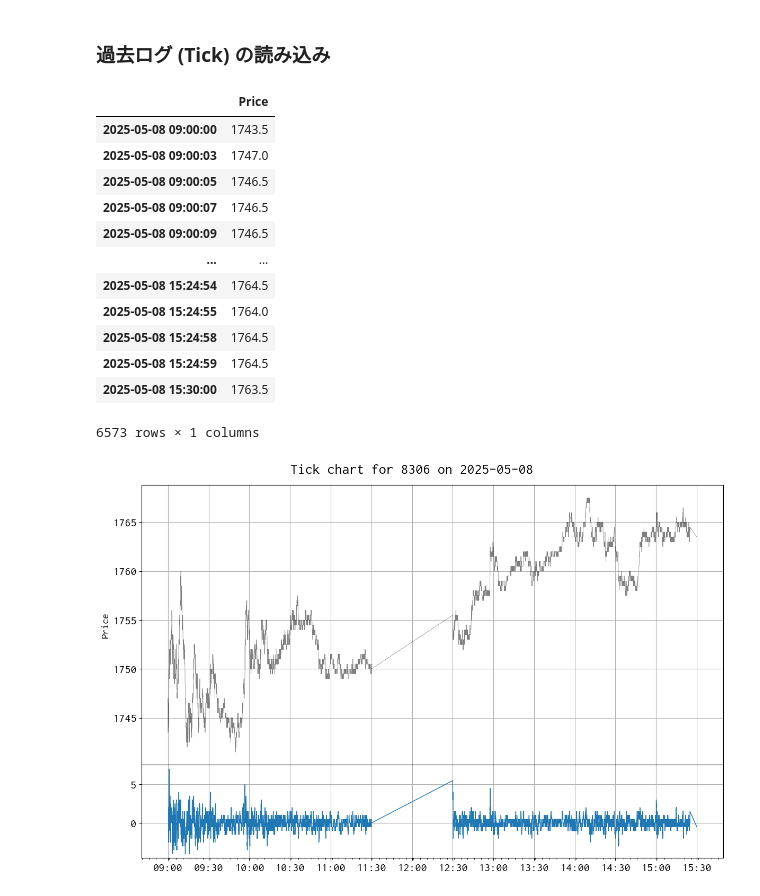
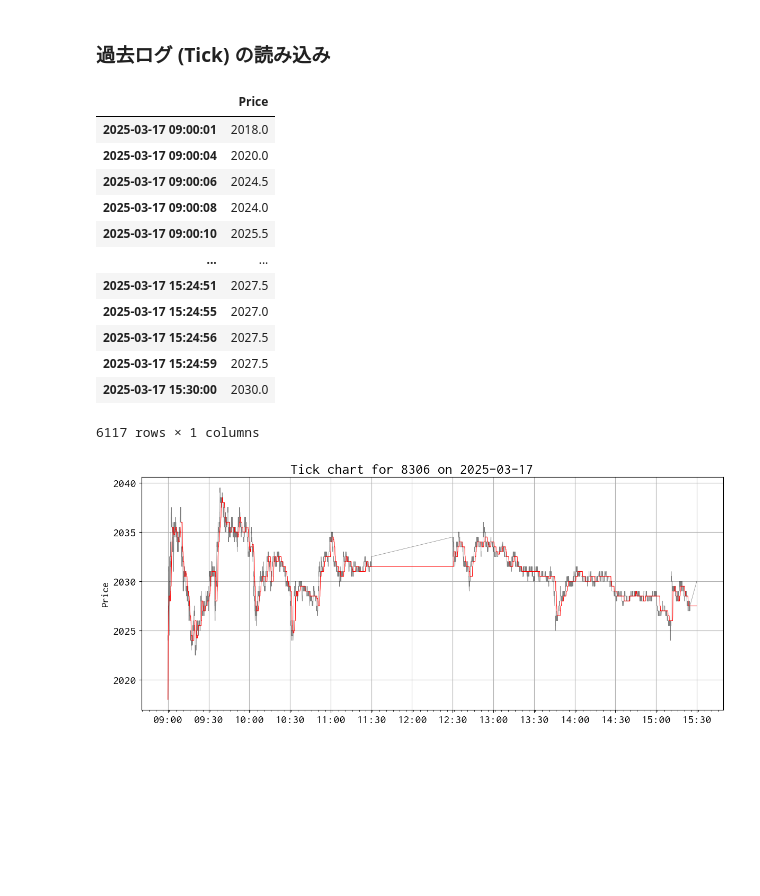
Before and after one commit to bitwalk123/day_trade_simulator, a Jupyter notebook: jupyter/test_002_first_entry.ipynb, the cells around one changed output. Drawn from its saved outputs; the diff is of its cells as text; code cells hidden in the pictures; blank space fills up the shorter version.

```diff
--- a/jupyter/test_002_first_entry.ipynb
+++ b/jupyter/test_002_first_entry.ipynb
@@ -26,7 +27,7 @@ from funcs.preprocs_no_qt import get_date_formatted
 ### 過去ログ (Tick) の読み込み
 # %%
 code = '8306'
-dateStr = '20250508'
+dateStr = '20250317'
 
 dateFmt = get_date_formatted(dateStr)
 tick_excel = '../excel/trader_%s.xlsm' % dateStr
@@ -40,18 +41,18 @@ df = pd.DataFrame(df['Price'])
 df
 # %% [output]
 |  | Price |
-| 2025-05-08 09:00:00 | 1743.5 |
-| 2025-05-08 09:00:03 | 1747.0 |
-| 2025-05-08 09:00:05 | 1746.5 |
-| 2025-05-08 09:00:07 | 1746.5 |
-| 2025-05-08 09:00:09 | 1746.5 |
+| 2025-03-17 09:00:01 | 2018.0 |
+| 2025-03-17 09:00:04 | 2020.0 |
+| 2025-03-17 09:00:06 | 2024.5 |
+| 2025-03-17 09:00:08 | 2024.0 |
+| 2025-03-17 09:00:10 | 2025.5 |
 | ... | ... |
-| 2025-05-08 15:24:54 | 1764.5 |
-| 2025-05-08 15:24:55 | 1764.0 |
-| 2025-05-08 15:24:58 | 1764.5 |
-| 2025-05-08 15:24:59 | 1764.5 |
-| 2025-05-08 15:30:00 | 1763.5 |
+| 2025-03-17 15:24:51 | 2027.5 |
+| 2025-03-17 15:24:55 | 2027.0 |
+| 2025-03-17 15:24:56 | 2027.5 |
+| 2025-03-17 15:24:59 | 2027.5 |
+| 2025-03-17 15:30:00 | 2030.0 |
-6573 rows × 1 columns
+6117 rows × 1 columns
 # %%
 FONT_PATH = "../fonts/RictyDiminished-Regular.ttf"
 fm.fontManager.addfont(FONT_PATH)
@@ -64,7 +65,7 @@ plt.rcParams['font.family'] = font_prop.get_name()
 plt.rcParams['font.size'] = 16
 
 ax = dict()
-n = 2
+n = 1
 
 if n > 1:
     fig = plt.figure(figsize=(12, 8))
@@ -79,35 +80,37 @@ if n > 1:
 else:
     fig, ax[0] = plt.subplots(figsize=(12, 5))
     ax[0].grid()
 
 # -----------------------------------------------------------------------------
 # Tick
 # -----------------------------------------------------------------------------
 ser = df['Price']
 ax[0].plot(ser, linewidth=0.5, color='black', alpha=0.5)
 
 tick_position, tick_labels = getMajorXTicks(df)
 ax[0].set_xticks(ticks=tick_position, labels=tick_labels,)
 ax[0].xaxis.set_minor_locator(mdates.MinuteLocator(interval=5))
 ax[0].xaxis.set_major_formatter(mdates.DateFormatter('%H:%M'))
 ax[0].set_ylabel('Price', fontsize=14)
 
 #ax[0].set_title('AF: init=%.5f, step=%.5f, max=%.5f, q=%d' % (af_init, af_step, af_max, q), fontsize=16)
 
 # -----------------------------------------------------------------------------
 # Deviation
 # -----------------------------------------------------------------------------
-#ser2 = ser.rolling(10).median()
-period = 9
-ser2 = ser - ser.shift(period)
-ax[1].plot(ser2, linewidth=1, color='C0', alpha=1)
+ser2 = df['Price'].rolling(50, min_periods=1).median()
+
+ax[0].plot(ser2, linewidth=0.75, color='red', alpha=1)
+#ax[1].set_ylabel('RSI', fontsize=14)
+#ax[1].axhline(y=50, linewidth=0.5, color='black', alpha=1)
+#ax[1].set_ylim(0, 100)
 
 suptitle = 'Tick chart for %s on %s' % (code, dateFmt)
 plt.suptitle(suptitle, fontsize=20)
 
 #plt.tight_layout()
 plt.subplots_adjust(left=0.075, right=0.99, bottom=0.05, top=0.93)
 #plt.savefig('screenshots/tick_chart_%s_%s.png' % (code, dateFmt))
 plt.show()
 # %% [output]
-[figure, old version]
+[figure, new version]
```
Also changed, not shown: parts of 3 cells of this notebook, 3 other files.
